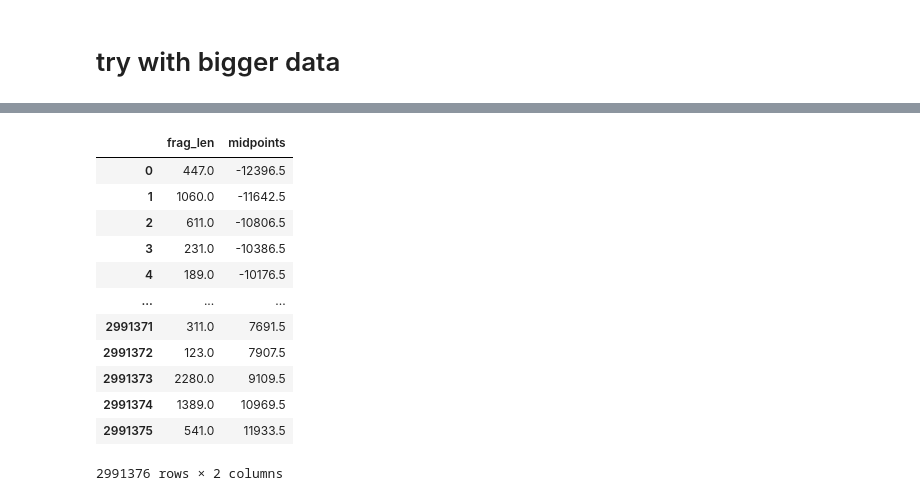
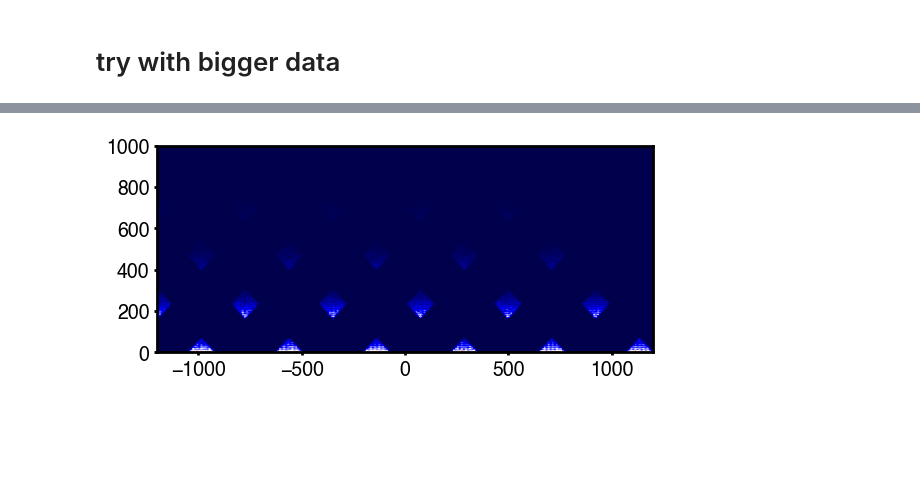
Before and after one commit to arianabrenner/fragments_from_footprinting, a Jupyter notebook: implement_fragments_from_footprinting.ipynb, the cells around one changed output, grey strips where cells are left out. Cells and saved outputs as stored; diff of their text form; code cells hidden in the pictures; blank space fills up the shorter version.

Commit message:
added plotting code and import statements

```diff
--- a/implement_fragments_from_footprinting.ipynb
+++ b/implement_fragments_from_footprinting.ipynb
@@ -202,16 +164,0 @@ plt.hist2d(x=frags_and_mids_new["midpoints"], y=frags_and_mids_new["frag_len"],
-# %%
-frags_and_mids
-# %% [output]
-|  | frag_len | midpoints |
-| 0 | 447.0 | -12396.5 |
-| 1 | 1060.0 | -11642.5 |
-| 2 | 611.0 | -10806.5 |
-| 3 | 231.0 | -10386.5 |
-| 4 | 189.0 | -10176.5 |
-| ... | ... | ... |
-| 2991371 | 311.0 | 7691.5 |
-| 2991372 | 123.0 | 7907.5 |
-| 2991373 | 2280.0 | 9109.5 |
-| 2991374 | 1389.0 | 10969.5 |
-| 2991375 | 541.0 | 11933.5 |
-2991376 rows × 2 columns
@@ -217,0 +171,33 @@ frags_and_mids
+# %%
+import matplotlib as mpl
+mpl.rcParams['xtick.labelsize'] = 14
+mpl.rcParams['ytick.labelsize'] = 14
+mpl.rcParams['axes.titlesize'] = 14
+mpl.rcParams['axes.labelsize'] = 14
+#Need to change color of null values, no values <50bp
+# current_cmap = matplotlib.cm.get_cmap()
+# current_cmap.set_bad(color='red') # set nulls as black
+fig, ax = plt.subplots(2,1,figsize = (7,6), gridspec_kw={'height_ratios': [1, 4]}, sharex=True)
+# cleavage = ax[0].plot(range(min_range, max_range), cleav_dyad_1_0_1[min_range+midpoint:max_range+midpoint], linewidth=3)
+ax[0].set_ylabel('Cleavage \n Prob.')
+ax[0].set_xlim((min_range,max_range))
+ax[0].spines['right'].set_visible(False)
+ax[0].spines['top'].set_visible(False)
+im = ax[1].imshow(mat_to_plot, cmap='seismic', extent = [min_range, max_range, min_y_range, max_y_range])
+ax[1].set_xlabel('Distance from Midpoint to Fragment Center (bp)')
+ax[1].set_ylabel('Fragment \n Length (nt)')
+plt.tight_layout()
+# %%
+tdf = '/ru-auth/local/home/abrenner/myscratch/temp_footprint/'
+# %%
+min_range = -1200
+max_range = 1200
+min_y_range = 0.#50.
+max_y_range = 1000.
+
+matrix = np.load(tdf+'vplot_arr.npy')
+# m2 = type(np.asmatrix(matrix))
+mat_to_plot = np.flip(matrix.T)
+im = plt.imshow(mat_to_plot, cmap='seismic', extent = [min_range, max_range, min_y_range, max_y_range])
+# %% [output]
+[figure, added]
```
Also changed, not shown: parts of 45 cells of this notebook, 6 other files.
